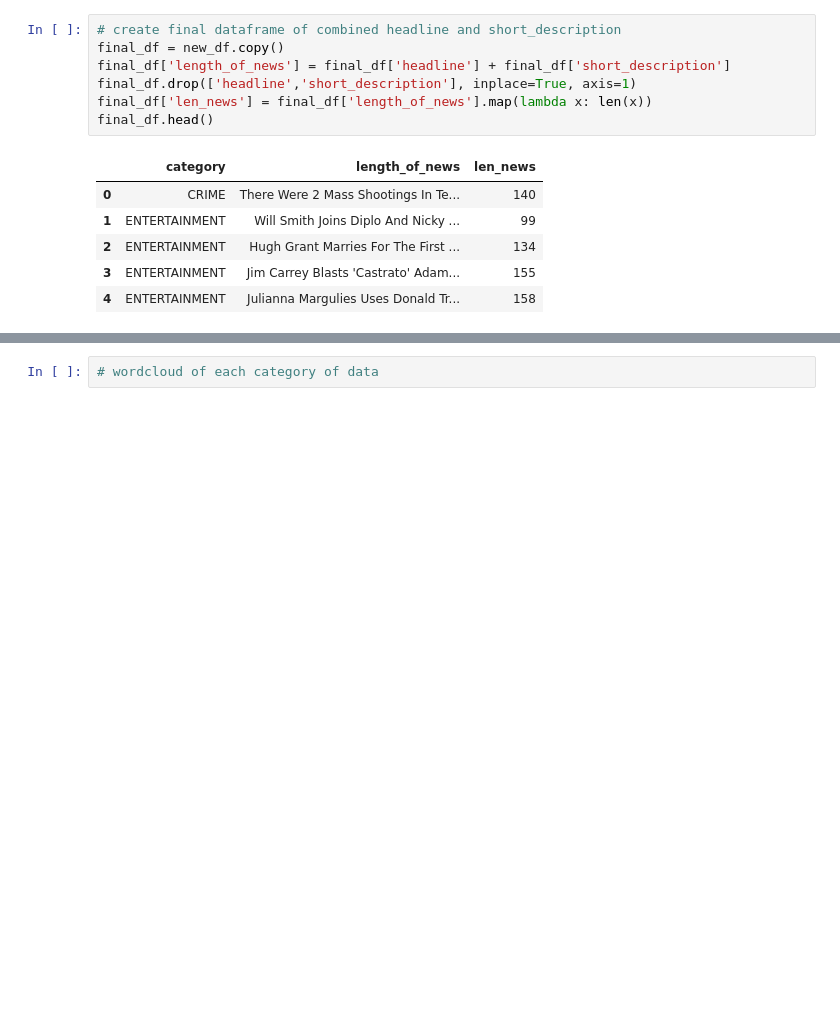
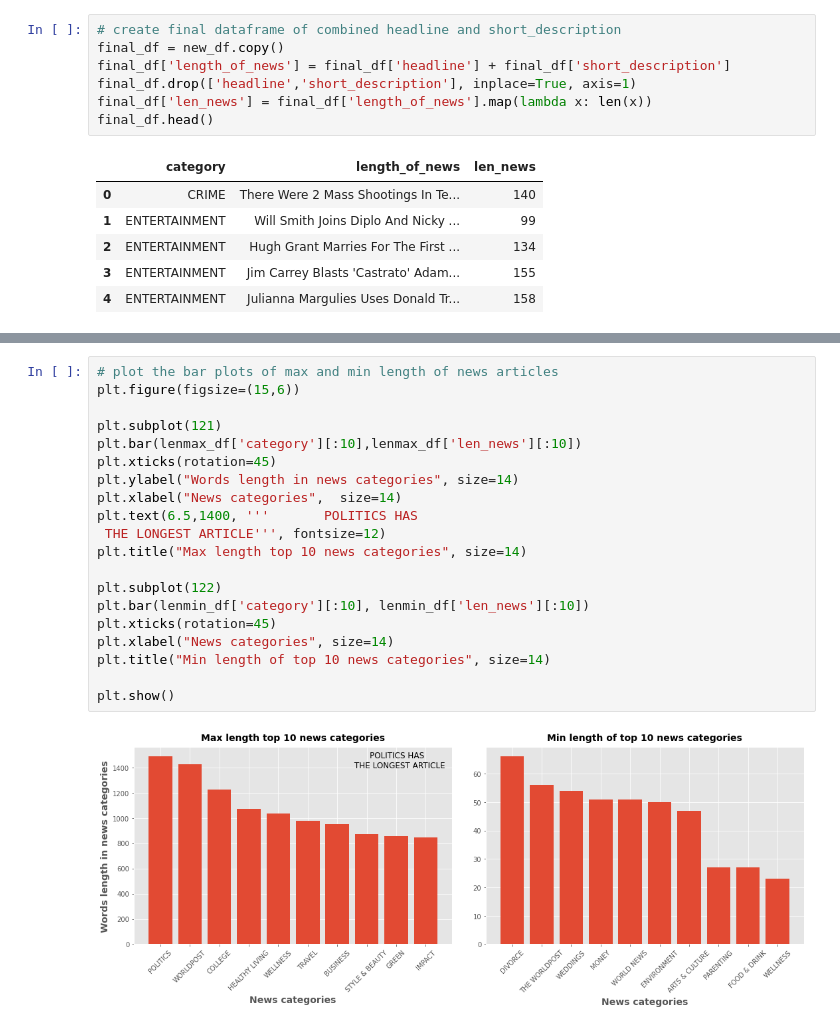
Before and after one commit to avikumart/Natural-language-processing, a Jupyter notebook: nlp-news-articles-classif-wordembeddings-rnn.ipynb, the cells around one changed output, grey strips where cells are left out. Saved outputs shown, nothing was run; the diff lists cells and outputs as text; blank space fills up the shorter version.

```diff
--- a/nlp-news-articles-classif-wordembeddings-rnn.ipynb
+++ b/nlp-news-articles-classif-wordembeddings-rnn.ipynb
@@ -230,2 +231,22 @@ lenmin_df.head()
-# %%
-# wordcloud of each category of data
+# %%
+# plot the bar plots of max and min length of news articles
+plt.figure(figsize=(15,6))
+
+plt.subplot(121)
+plt.bar(lenmax_df['category'][:10],lenmax_df['len_news'][:10])
+plt.xticks(rotation=45)
+plt.ylabel("Words length in news categories", size=14)
+plt.xlabel("News categories",  size=14)
+plt.text(6.5,1400, '''       POLITICS HAS
+ THE LONGEST ARTICLE''', fontsize=12)
+plt.title("Max length top 10 news categories", size=14)
+
+plt.subplot(122)
+plt.bar(lenmin_df['category'][:10], lenmin_df['len_news'][:10])
+plt.xticks(rotation=45)
+plt.xlabel("News categories", size=14)
+plt.title("Min length of top 10 news categories", size=14)
+
+plt.show()
+# %% [output]
+[figure, added]
```
Also changed, not shown: parts of 12 cells of this notebook.
